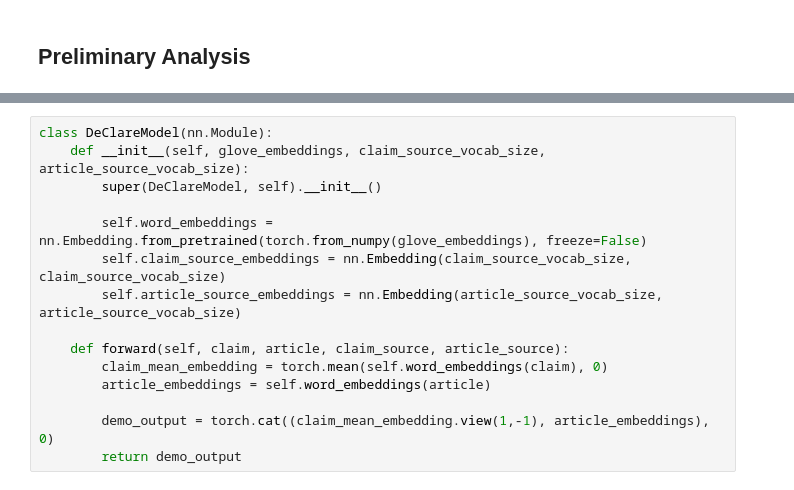
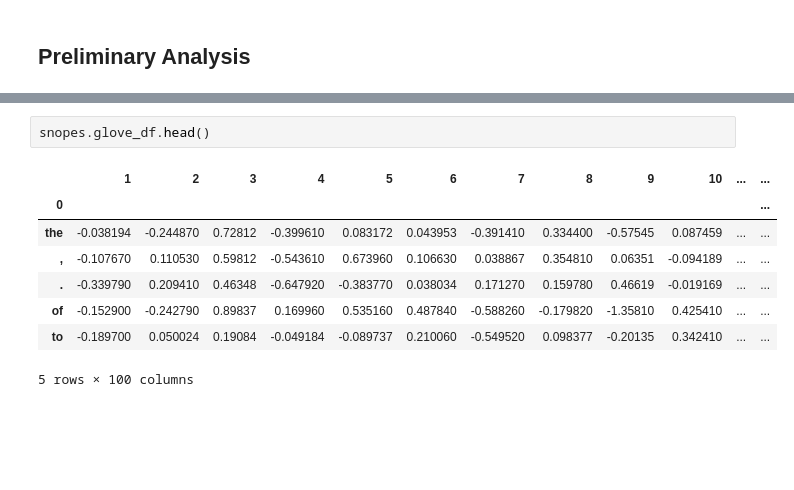
Before and after one commit to atulkumarin/DeClare, a Jupyter notebook: DeClareMain.ipynb, the cells around one changed output, grey strips where cells are left out. Saved outputs shown, nothing was run; the diff lists cells and outputs as text; blank space fills up the shorter version.

Commit message:
Work in progress - added padding and partial model

```diff
--- a/DeClareMain.ipynb
+++ b/DeClareMain.ipynb
@@ -50,18 +54,14 @@ snopes.news_df.head()
 | 2 | true | politics_christmas_bestbuy | best buy chain eschewing use word... | the best that life could think ou... | www.englisher.net |
 | 3 | true | politics_christmas_bestbuy | best buy chain eschewing use word... | this entry november 19 2006 publi... | rss2.com |
 | 4 | true | politics_christmas_bestbuy | best buy chain eschewing use word... | place he will not do either said ... | www.englisher.net |
-# %%
-class DeClareModel(nn.Module):
-    def __init__(self, glove_embeddings, claim_source_vocab_size, article_source_vocab_size):
-        super(DeClareModel, self).__init__()
-
-        self.word_embeddings = nn.Embedding.from_pretrained(torch.from_numpy(glove_embeddings), freeze=False)
-        self.claim_source_embeddings = nn.Embedding(claim_source_vocab_size, claim_source_vocab_size)
-        self.article_source_embeddings = nn.Embedding(article_source_vocab_size, article_source_vocab_size)
-
-    def forward(self, claim, article, claim_source, article_source):
-        claim_mean_embedding = torch.mean(self.word_embeddings(claim), 0)
-        article_embeddings = self.word_embeddings(article)
-
-        demo_output = torch.cat((claim_mean_embedding.view(1,-1), article_embeddings), 0)
-        return demo_output
+# %%
+snopes.glove_df.head()
+# %% [output]
+|  | 1 | 2 | 3 | 4 | 5 | 6 | 7 | 8 | 9 | 10 | ... | ... |
+| 0 |  |  |  |  |  |  |  |  |  |  |  | ... |
+| the | -0.038194 | -0.244870 | 0.72812 | -0.399610 | 0.083172 | 0.043953 | -0.391410 | 0.334400 | -0.57545 | 0.087459 | ... | ... |
+| , | -0.107670 | 0.110530 | 0.59812 | -0.543610 | 0.673960 | 0.106630 | 0.038867 | 0.354810 | 0.06351 | -0.094189 | ... | ... |
+| . | -0.339790 | 0.209410 | 0.46348 | -0.647920 | -0.383770 | 0.038034 | 0.171270 | 0.159780 | 0.46619 | -0.019169 | ... | ... |
+| of | -0.152900 | -0.242790 | 0.89837 | 0.169960 | 0.535160 | 0.487840 | -0.588260 | -0.179820 | -1.35810 | 0.425410 | ... | ... |
+| to | -0.189700 | 0.050024 | 0.19084 | -0.049184 | -0.089737 | 0.210060 | -0.549520 | 0.098377 | -0.20135 | 0.342410 | ... | ... |
+5 rows × 100 columns
```
Also changed, not shown: parts of 18 cells of this notebook, 5 other files.
